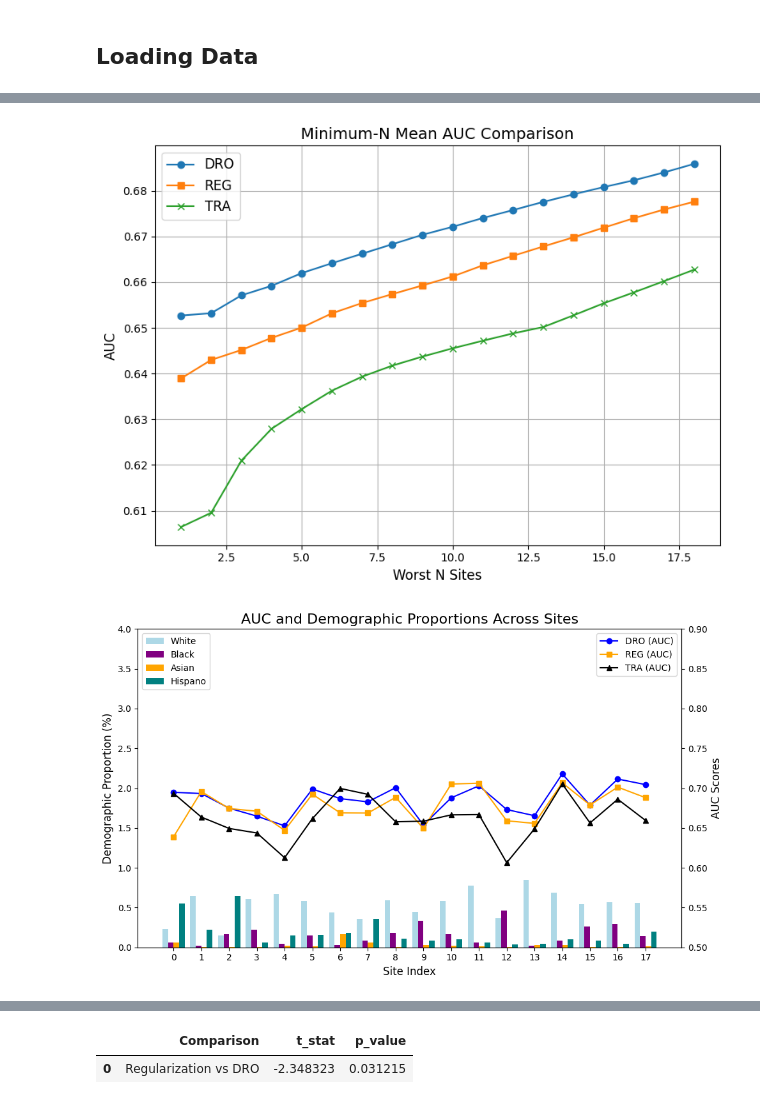
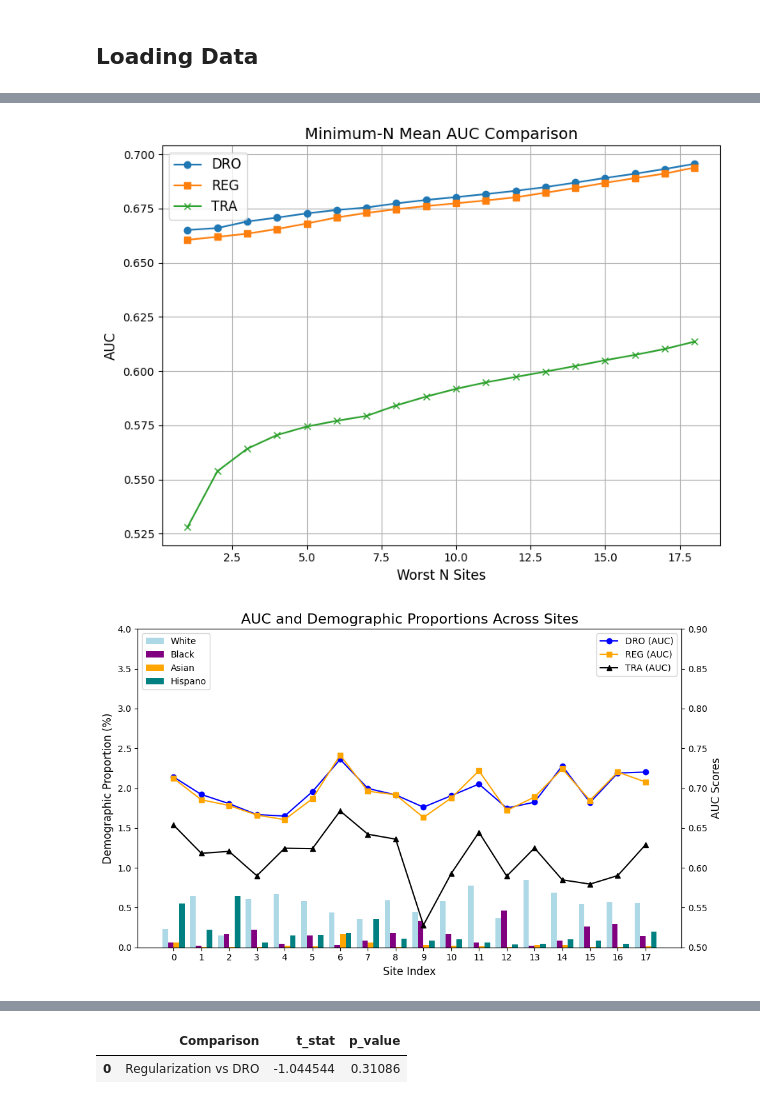
Before and after one commit to AllenGao1109/DRO_prediction, a Jupyter notebook: one_site_train_other_validate.ipynb, the cells around one changed output, grey strips where cells are left out. Cells and saved outputs as stored; diff of their text form; code cells hidden in the pictures.

```diff
--- a/one_site_train_other_validate.ipynb
+++ b/one_site_train_other_validate.ipynb
@@ -133,27 +146,29 @@ torch.manual_seed(42)
 np.random.seed(42)
 # %%
 import numpy as np
-from models_MLP import TraditionalMethod, RegularizationMethod, DROMethod, tune_model_with_optuna_whole
+from src.models_MLP import TraditionalMethod, RegularizationMethod, DROMethod, tune_model_with_optuna
 
 # Parameter configs
 trad_param_ranges = {
     "hidden_dim": {"type": "int", "low": 128, "high": 192, "step": 16},
 }
-trad_fixed_params = {"learning_rate": 0.01, "dropout": 0.3, "num_epochs": 8000}
+trad_fixed_params = {"learning_rate": 0.01, "dropout": 0.3, "num_epochs": 10000}
 
 reg_param_ranges = {
     "hidden_dim": {"type": "int", "low": 128, "high": 192, "step": 16},
-    "lambda_val": {"type": "float", "low": 1e-5, "high": 0.001, "log": True},
+    "lambda_val": {"type": "float", "low": 1e-5, "high": 1, "log": True},
 }
-reg_fixed_params = {"learning_rate": 0.01, "dropout": 0.3, "num_epochs": 8000}
+reg_fixed_params = {"learning_rate": 0.01, "dropout": 0.3, "num_epochs": 10000}
 
 dro_param_ranges = {
     "hidden_dim": {"type": "int", "low": 128, "high": 192, "step": 32},
-    "kappa": {"type": "float", "low": 1e-7, "high": 5e-5, "log": True},
+    "kappa": {"type": "float", "low": 1e-6, "high": 1, "log": True}
+    # "wasserstein": {"type": "float", "low":10.0, "high":80, "log": True}
 }
 dro_fixed_params = {
-    "learning_rate": 0.01, "dropout": 0.3, "num_epochs": 8000,
-    "kappacoef": 1.0, "wasserstein": 18.0
+    "learning_rate": 0.01, "dropout": 0.3, "num_epochs": 10000,
+    "kappacoef": 1.0,
+    "wasserstein": 18
 }
 
 # =======================
@@ -161,39 +176,41 @@ dro_fixed_params = {
 # =======================
 
 print("Tuning Traditional (Whole Data)")
-(trad_model, trad_results), trad_study = tune_model_with_optuna_whole(
+(trad_model, trad_results), trad_study = tune_model_with_optuna(
     TraditionalMethod,
     X_train,
     y_train,
     hatdata,
     top_vars,
     data=data_test,
+    filtered_list= filtered_list,
     param_ranges=trad_param_ranges,
     fixed_params=trad_fixed_params,
     n_trials=10
 )
-
 print("Tuning Regularization (Whole Data)")
-(reg_model, reg_results), reg_study = tune_model_with_optuna_whole(
+(reg_model, reg_results), reg_study = tune_model_with_optuna(
     RegularizationMethod,
     X_train,
     y_train,
     hatdata,
     top_vars,
     data=data_test,
+    filtered_list= filtered_list,
     param_ranges=reg_param_ranges,
     fixed_params=reg_fixed_params,
-    n_trials=40
+    n_trials=30
 )
 
 print("Tuning DRO (Whole Data)")
-(dro_model, dro_results), dro_study = tune_model_with_optuna_whole(
+(dro_model, dro_results), dro_study = tune_model_with_optuna(
     DROMethod,
     X_train,
     y_train,
     hatdata,
     top_vars,
     data=data_test,
+    filtered_list= filtered_list,
     param_ranges=dro_param_ranges,
     fixed_params=dro_fixed_params,
     n_trials=60
@@ -209,7 +226,7 @@ print("Regularization:", reg_study.best_value)
 print("DRO:", dro_study.best_value)
 
 print("Whole Test Set AUCs:")
-print("Traditional:", trad_results["auc_all"])
-print("Regularization:", reg_results["auc_all"])
-print("DRO:", dro_results["auc_all"])
+print("Traditional:", np.mean(trad_results["auc_all"]))
+print("Regularization:", np.mean(reg_results["auc_all"]))
+print("DRO:", np.mean(dro_results["auc_all"]))
 # %% [output]
@@ -250,28 +278,25 @@ Mean's Comparison Results:
 # %%
 # AUCs on sites excluding y_t == 3
 trad_auc_4 = trad_results["auc_exclude_3"]
 reg_auc_4 = reg_results["auc_exclude_3"]
 dro_auc_4 = dro_results["auc_exclude_3"]
 
 # AUCs on non-white group excluding y_t == 3
 reg_white_4 = reg_results["auc_non_white_exclude_3"]
 dro_white_4 = dro_results["auc_non_white_exclude_3"]
 
 
 plot_auc_demographic_comparison(
     trad_auc_4,
     reg_auc_4,
     dro_auc_4,
-    reg_white_4,
-    dro_white_4,
     white_proportion,
     black_proportion,
     asian_proportion,
     hispano_proportion,
     other_proportion,
     filtered_list,
-    white_only=False
 )
 # %% [output]
-[figure, old version]
+[figure, new version]
-[figure, old version]
+[figure, new version]
@@ -282,5 +307,5 @@ Mean's Comparison Results:
 |  | Comparison | t_stat | p_value |
-| 0 | Regularization vs DRO | -2.348323 | 0.031215 |
+| 0 | Regularization vs DRO | -1.044544 | 0.31086 |
 # %%
 from src.utils_plot import plot_wasserstein_and_urban_vs_auc
 
```
Also changed, not shown: parts of 8 cells of this notebook, 13 other files.
